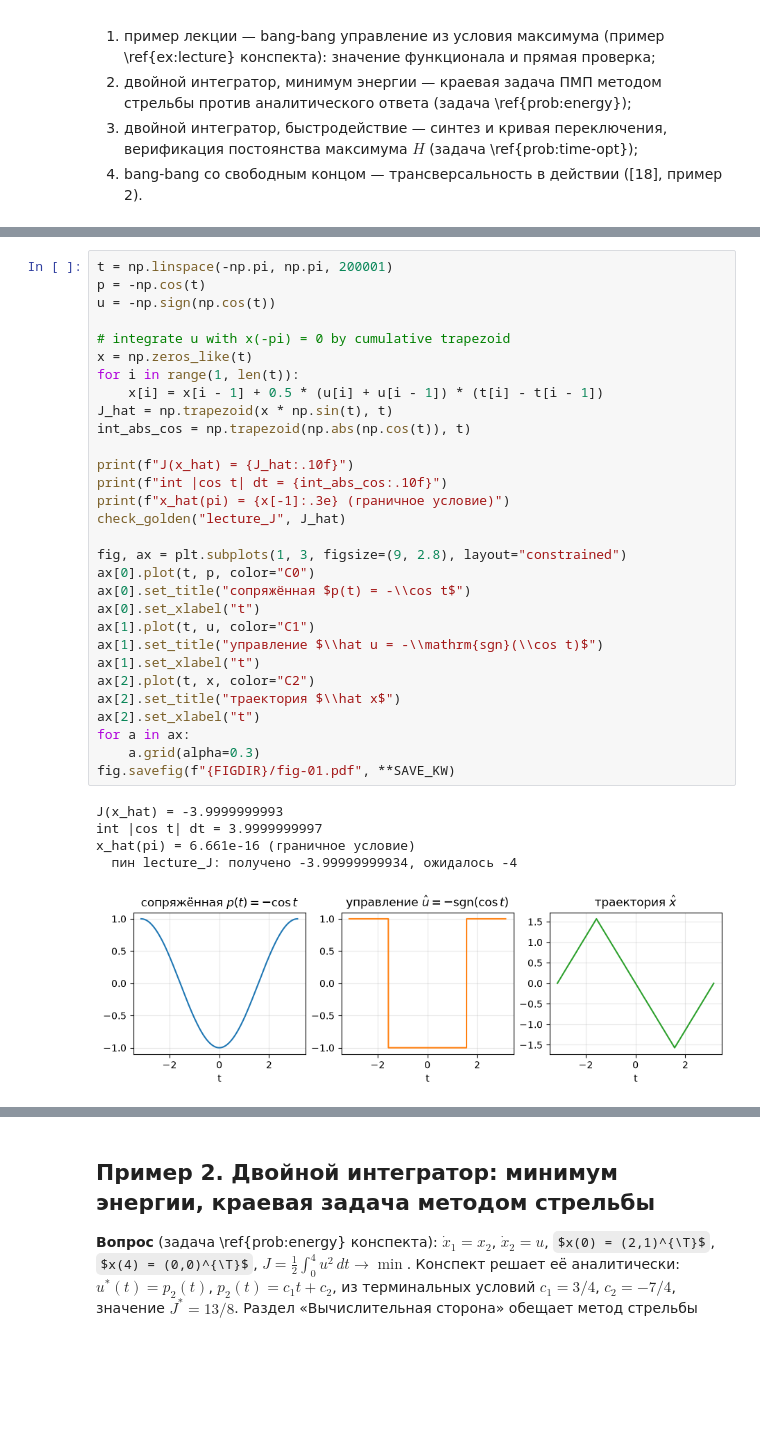
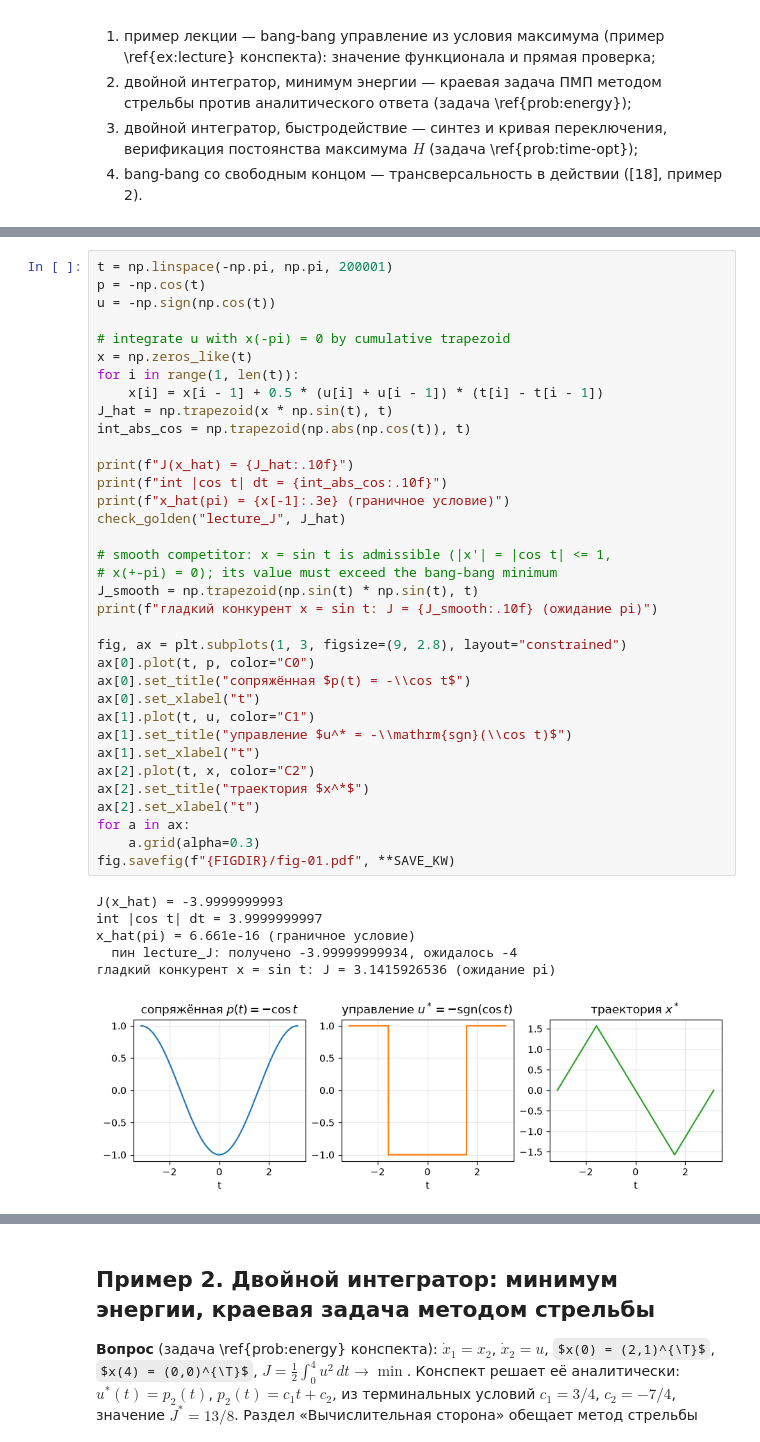
Before and after one commit to heni/math-exam, a Jupyter notebook: questions/06-optimal-control-pontryagin/examples.ipynb, the cells around one changed output, grey strips where cells are left out. Saved outputs shown, nothing was run; the diff lists cells and outputs as text; some formulas as TeX source; blank space fills up the shorter version.

```diff
--- a/questions/06-optimal-control-pontryagin/examples.ipynb
+++ b/questions/06-optimal-control-pontryagin/examples.ipynb
@@ -69,34 +70,40 @@ p = -np.cos(t)
 u = -np.sign(np.cos(t))
 
 # integrate u with x(-pi) = 0 by cumulative trapezoid
 x = np.zeros_like(t)
 for i in range(1, len(t)):
     x[i] = x[i - 1] + 0.5 * (u[i] + u[i - 1]) * (t[i] - t[i - 1])
 J_hat = np.trapezoid(x * np.sin(t), t)
 int_abs_cos = np.trapezoid(np.abs(np.cos(t)), t)
 
 print(f"J(x_hat) = {J_hat:.10f}")
 print(f"int |cos t| dt = {int_abs_cos:.10f}")
 print(f"x_hat(pi) = {x[-1]:.3e} (граничное условие)")
 check_golden("lecture_J", J_hat)
 
+# smooth competitor: x = sin t is admissible (|x'| = |cos t| <= 1,
+# x(+-pi) = 0); its value must exceed the bang-bang minimum
+J_smooth = np.trapezoid(np.sin(t) * np.sin(t), t)
+print(f"гладкий конкурент x = sin t: J = {J_smooth:.10f} (ожидание pi)")
+
 fig, ax = plt.subplots(1, 3, figsize=(9, 2.8), layout="constrained")
 ax[0].plot(t, p, color="C0")
 ax[0].set_title("сопряжённая $p(t) = -\\cos t$")
 ax[0].set_xlabel("t")
 ax[1].plot(t, u, color="C1")
-ax[1].set_title("управление $\\hat u = -\\mathrm{sgn}(\\cos t)$")
+ax[1].set_title("управление $u^* = -\\mathrm{sgn}(\\cos t)$")
 ax[1].set_xlabel("t")
 ax[2].plot(t, x, color="C2")
-ax[2].set_title("траектория $\\hat x$")
+ax[2].set_title("траектория $x^*$")
 ax[2].set_xlabel("t")
 for a in ax:
     a.grid(alpha=0.3)
 fig.savefig(f"{FIGDIR}/fig-01.pdf", **SAVE_KW)
 # %% [output]
 J(x_hat) = -3.9999999993
 int |cos t| dt = 3.9999999997
 x_hat(pi) = 6.661e-16 (граничное условие)
   пин lecture_J: получено -3.99999999934, ожидалось -4
+гладкий конкурент x = sin t: J = 3.1415926536 (ожидание pi)
-[figure, old version]
+[figure, new version]
 # %% [markdown]
```
Also changed, not shown: parts of 5 cells of this notebook, 9 other files.
